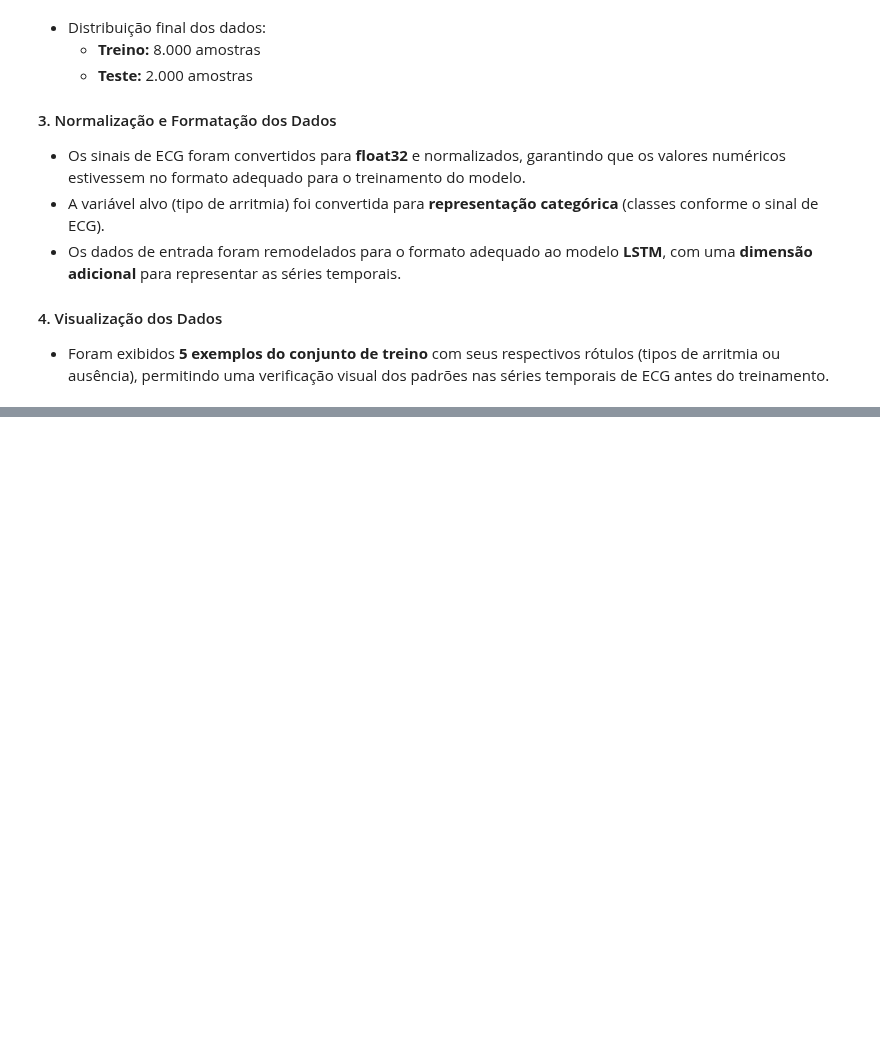
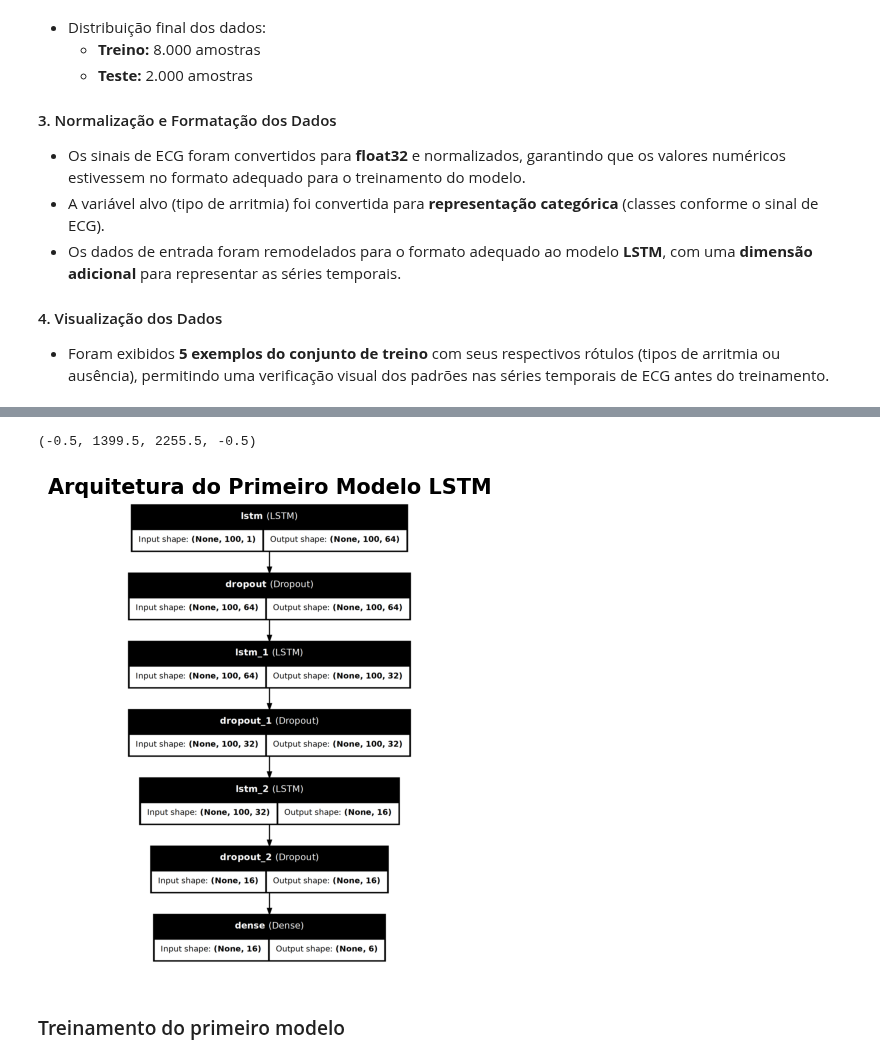
Before and after one commit to guipereira2/Projetos_RedesNeurais, a Jupyter notebook: Projeto 4 - Redes Recorrentes/Projeto4.ipynb, the cells around one changed output, grey strips where cells are left out. Cells and saved outputs as stored; diff of their text form; code cells hidden in the pictures; blank space fills up the shorter version.

```diff
--- a/Projeto 4 - Redes Recorrentes/Projeto4.ipynb
+++ b/Projeto 4 - Redes Recorrentes/Projeto4.ipynb
@@ -93,0 +231,12 @@ Tamanho do teste: (559, 100), (559,)
+# %%
+# Definir o formato da entrada (tamanho da janela, 1 característica por amostra)
+formato_entrada = (100, 1)  # 100 timesteps e 1 característica (sinal ECG)
+
+# Definir o número de classes para classificação
+num_classes = len(np.unique(np.argmax(y_treino, axis=1)))
+
+# Criar a instância do modelo LSTM com 3 camadas (64, 32 e 16 neurônios)
+modelo_lstm = Modelo_LSTM(formato_entrada=formato_entrada, num_classes=num_classes, unidades_lstm=[64, 32, 16], dropout=0.2)
+
+# Construir o modelo
+primeiro_lstm = modelo_lstm.construir_modelo()
@@ -93,0 +247,18 @@ Tamanho do teste: (559, 100), (559,)
+# %%
+from keras.utils import plot_model
+
+# Gera o diagrams do modelo
+plot_model(primeiro_lstm, to_file="./imgs/primeiro_lstm.png", show_shapes=True, show_layer_names=True)
+
+img_primeiro_lstm = plt.imread("./imgs/primeiro_lstm.png")
+
+# Plotar a arquitetura do modelo
+plt.figure(figsize=(10, 6))
+plt.imshow(img_primeiro_lstm)
+plt.title("Arquitetura do Primeiro Modelo LSTM", fontsize=15, fontweight='bold')
+plt.axis("off")
+# %% [output]
+(-0.5, 1399.5, 2255.5, -0.5)
+[figure, added]
+# %% [markdown]
+### Treinamento do primeiro modelo
```
Also changed, not shown: parts of 35 cells of this notebook, 2 other files.
